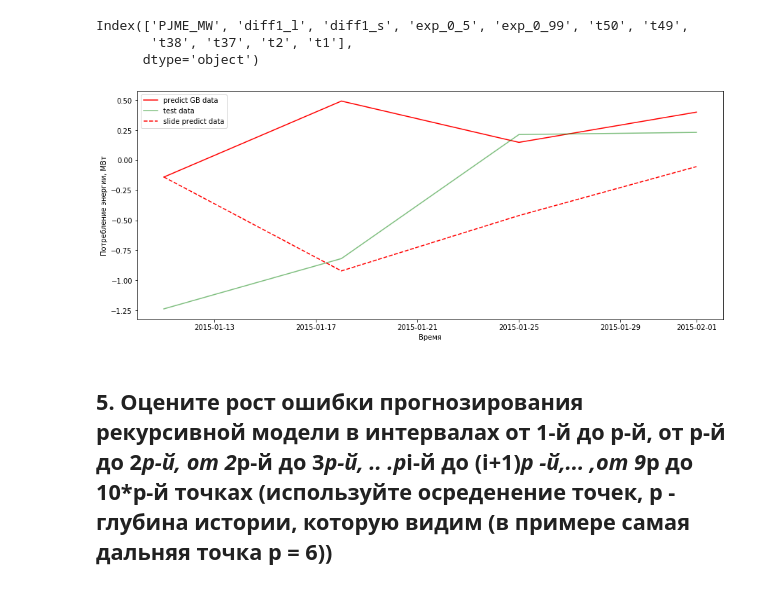
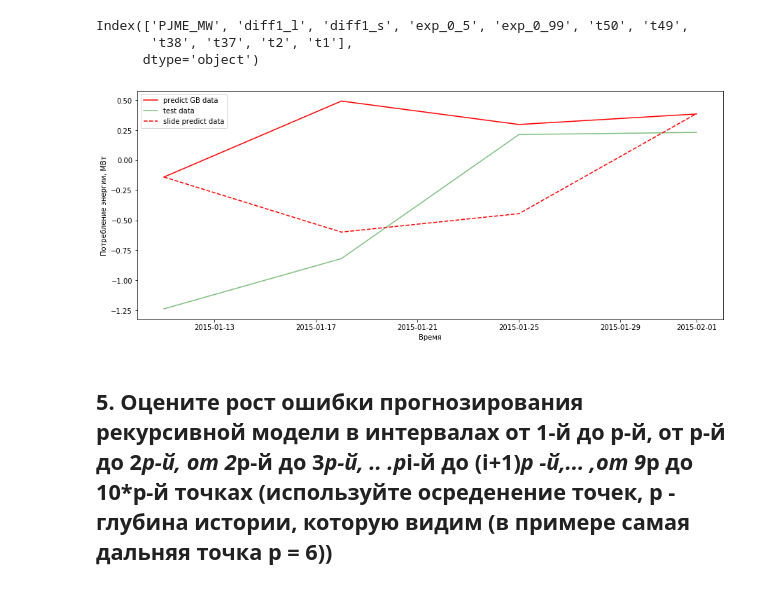
Before and after one commit to WhiteAndBlackFox/MLinBusiness, a Jupyter notebook: Lessons 4/Lessons4.ipynb, the cells around one changed output. Cells and saved outputs as stored; diff of their text form; code cells hidden in the pictures.

```diff
--- a/Lessons 4/Lessons4.ipynb
+++ b/Lessons 4/Lessons4.ipynb
@@ -300,36 +300,36 @@ Index(['PJME_MW', 'diff1_l', 'diff1_s', 'exp_0_5', 'exp_0_99', 't50', 't49',
 # %%
 X_test_100 = X_test4.copy()
 y_test_100 = y_test_pred_g.copy()
 N_10 = 100
 for i in range(N_10):
     y_test_100[i] = model_g_best.predict(np.nan_to_num(X_test_100[i, : ].reshape((1, -1))))
     # заполняем вектор для прогноза следующей точки
     X_test_100[i + 1, 0] = y_test_100[i]
     X_test_100[i + 1, 1] = np.array(X_test_100[1 : , 0] - X_test_100[ : -1, 0])[i + 1]
     X_test_100[i + 1, 2] = np.sqrt(X_test_100[1 : , 0])[i + 1]
     X_test_100[i + 1, 3] = exponential_smoothing(X_test_100[ : , 3], 0.5)[i + 1]
     X_test_100[i + 1, 4] = exponential_smoothing(X_test_100[ : , 4], 0.99)[i + 1]
 
-    X_test_100[i + 1, 5] = y_test_100[-lags + 52]
-    X_test_100[i + 1, 6] = y_test_100[-lags + 51]
-    X_test_100[i + 1, 7] = y_test_100[-lags + 50]
-    X_test_100[i + 1, 8] = y_test_100[-lags + 49]
-    X_test_100[i + 1, 9] = y_test_100[-lags + 38]
-    X_test_100[i + 1, 10] = y_test_100[-lags + 37]
+    X_test_100[i + 1, 5] = y_test_100[i - lags + 52]
+    X_test_100[i + 1, 6] = y_test_100[i - lags + 51]
+    X_test_100[i + 1, 7] = y_test_100[i - lags + 50]
+    X_test_100[i + 1, 8] = y_test_100[i - lags + 49]
+    X_test_100[i + 1, 9] = y_test_100[i - lags + 38]
+    X_test_100[i + 1, 10] = y_test_100[i - lags + 37]
     if i > lags:
         X_test_100[i + 1, 4] = np.mean(X_test_100[i + 1 - lags : i + 1, 0])
 
 
 plt.figure(figsize=(15, 6))
 plt.xlabel('Время')
 plt.ylabel('Потребление энергии, МВт')
 plt.plot(test.index[1 : 4 + 1],y_test_pred_g[ : 4], 'r',label = 'predict GB data')
 plt.plot(test.index[1 : 4 + 1],y_test[ : 4], 'g',label = 'test data', alpha = 0.5)
 plt.plot(test.index[1 : 4 + 1],y_test_100[ : 4], '--r',label = 'slide predict data')
 plt.legend()
 plt.show()
 # %% [output]
-[figure, old version]
+[figure, new version]
 # %% [markdown]
 ## 5. Оцените рост ошибки прогнозирования рекурсивной модели в интервалах от 1-й до p-й, от p-й до 2*p-й, от 2*p-й до 3*p-й, .. .p*i-й до (i+1)*p -й,... ,от 9*p до 10*p-й точках (используйте осреденение точек, p - глубина истории, которую видим (в примере самая дальняя точка p = 6))
 # %%
```
Also changed, not shown: parts of 5 cells of this notebook.
